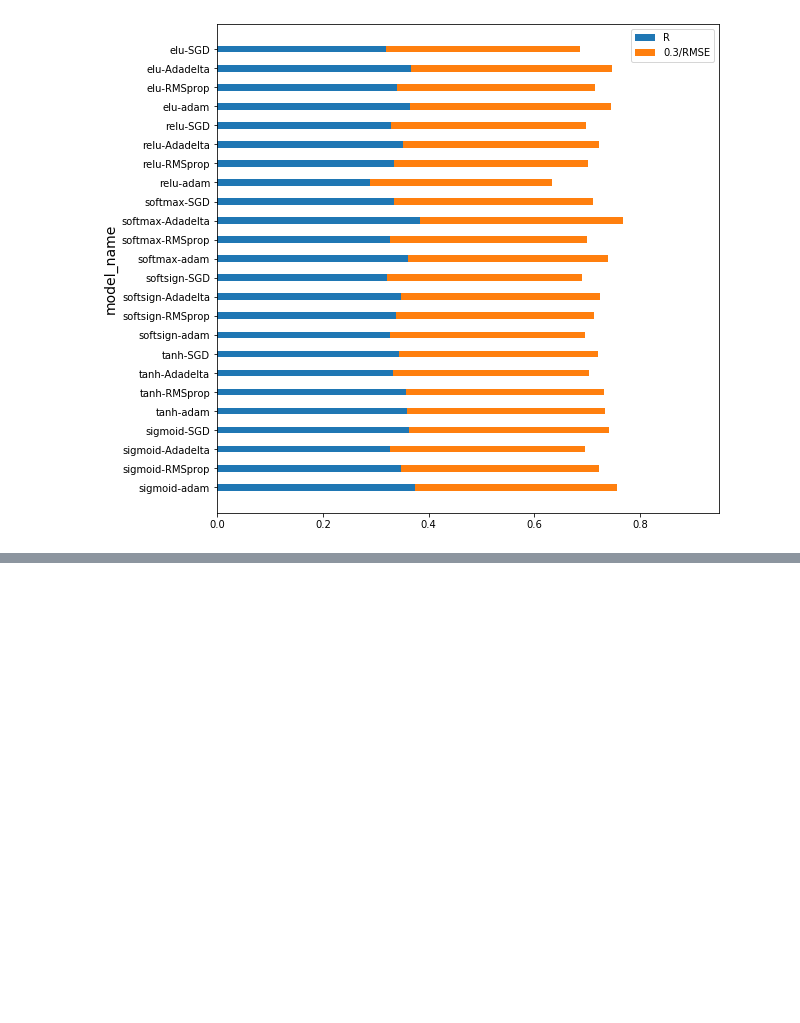
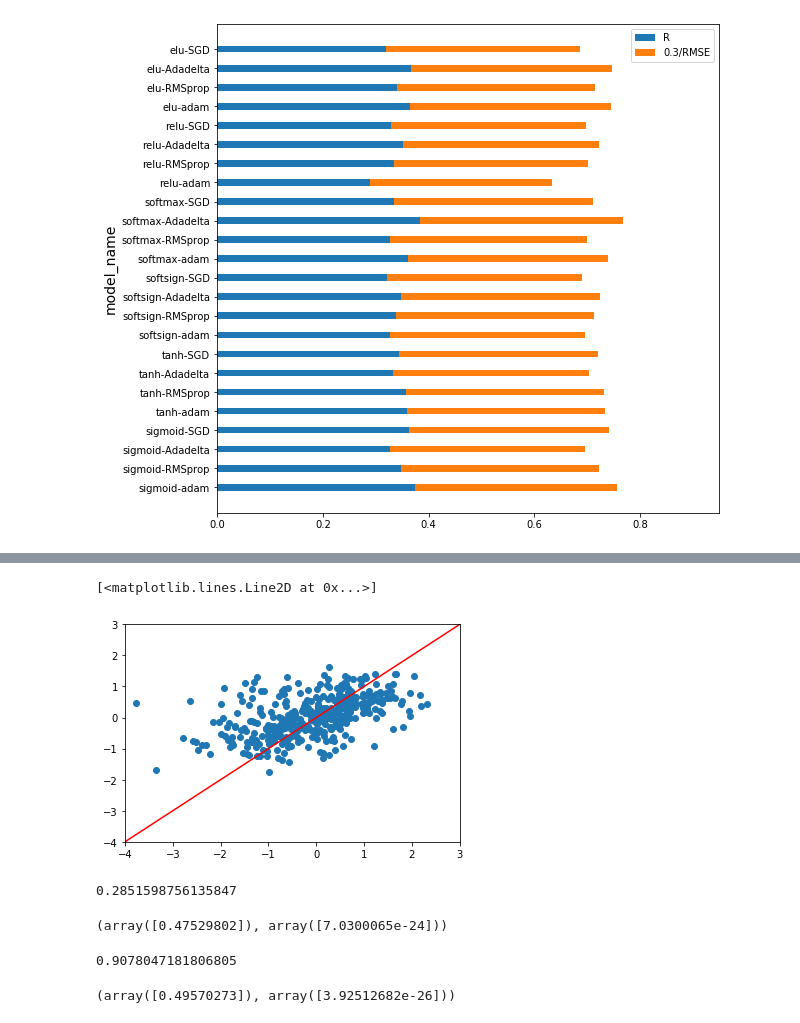
Before and after one commit to jinweiRao/MEng-Project, a Jupyter notebook: Test_regression.ipynb, the cells around one changed output, grey strips where cells are left out. Cells and saved outputs as stored; diff of their text form; code cells hidden in the pictures; blank space fills up the shorter version.

```diff
--- a/Test_regression.ipynb
+++ b/Test_regression.ipynb
@@ -275,0 +335,24 @@ plot_result(M8_final)
+# %%
+plt.scatter(x = y_test, y = pre2)
+plt.ylim(-4,3)
+plt.xlim(-4,3)
+plt.plot([-4,3],[-4,3],color = 'red')
+# %% [output]
+[<matplotlib.lines.Line2D at 0x...>]
+[figure, added]
+# %%
+np.sqrt((sum((pre2.reshape(len(y_test),) - y_test)**2))/len(y_test))
+# %% [output]
+0.2851598756135847
+# %%
+pearsonr(pre2,y_test.values.reshape(-1,1))
+# %% [output]
+(array([0.47529802]), array([7.0300065e-24]))
+# %%
+np.sqrt((sum((pre.reshape(len(y_test),) - y_test)**2))/len(y_test))
+# %% [output]
+0.9078047181806805
+# %%
+pearsonr(pre,y_test.values.reshape(-1,1))
+# %% [output]
+(array([0.49570273]), array([3.92512682e-26]))
```
Also changed, not shown: parts of 12 cells of this notebook.
